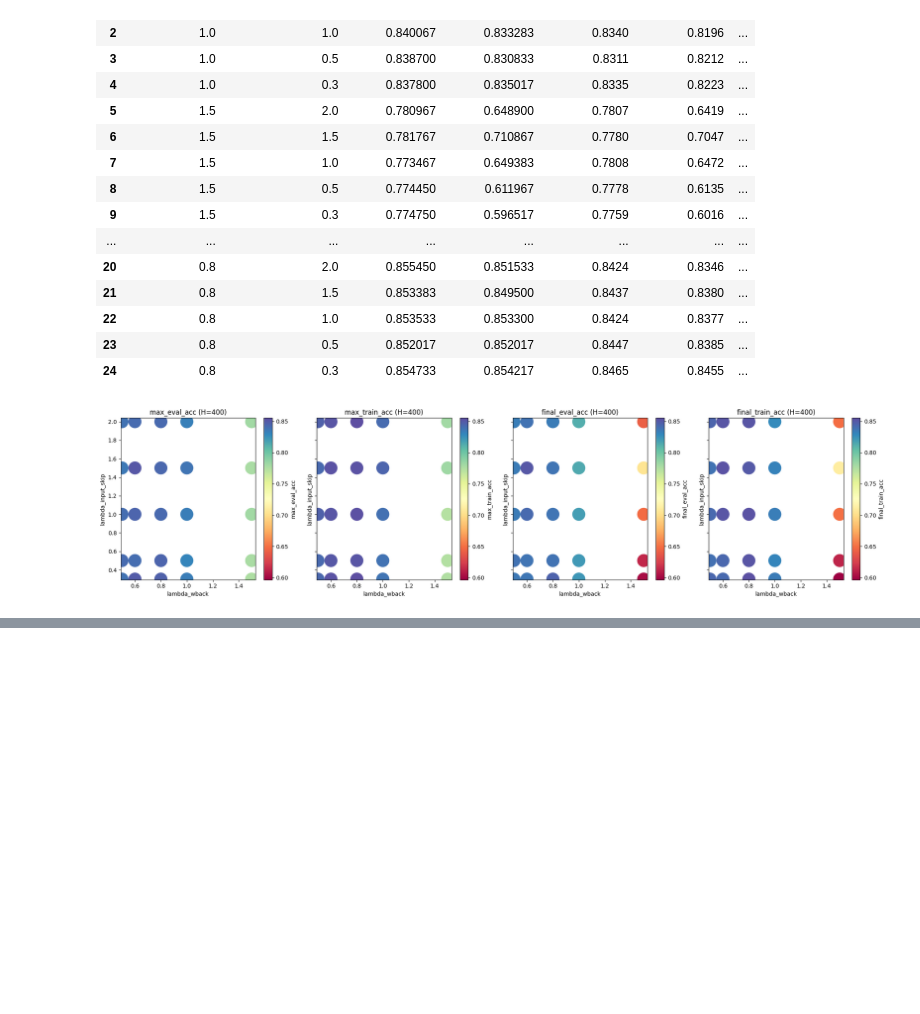
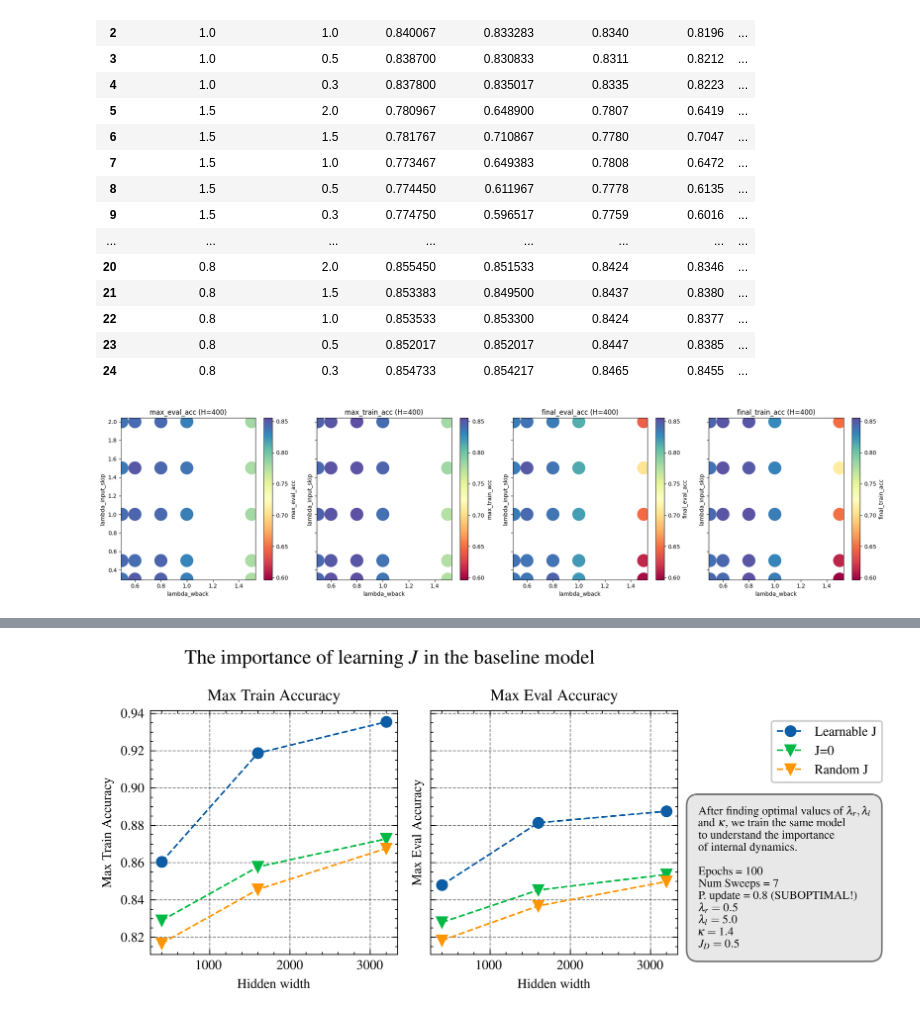
Before and after one commit to mattia-scardecchia/Biological-Learning, a Jupyter notebook: notebooks/analyse_multiple_grid_search.ipynb, the cells around one changed output, grey strips where cells are left out. Cells and saved outputs as stored; diff of their text form; code cells hidden in the pictures; blank space fills up the shorter version.

```diff
--- a/notebooks/analyse_multiple_grid_search.ipynb
+++ b/notebooks/analyse_multiple_grid_search.ipynb
@@ -258,0 +372,84 @@ xy_grid_plot(
+# %%
+import scienceplots
+from matplotlib.patches import FancyBboxPatch
+plt.style.use(["ieee", "science", "grid"])
+fig, axes = plt.subplots(1, 2, figsize=(5, 3), sharex=True, sharey=True, tight_layout=True)
+plot_description = """After finding optimal values of $\lambda_r, \lambda_l$
+and $\kappa$, we train the same model
+to understand the importance
+of internal dynamics.
+
+Epochs = 100
+Num Sweeps = 7
+P. update = 0.8 (SUBOPTIMAL!)
+$\lambda_r = 0.5$
+$\lambda_l = 5.0$
+$\kappa = 1.4$
+$J_D=0.5$"""
+
+# Ensure H is sorted numerically for plotting
+h_sorted = sorted(data_internal.index.astype(int))
+
+# Plot max_train_acc
+axes[0].plot(
+    h_sorted,
+    data_internal.loc[h_sorted, "max_train_acc"],
+    marker="o",
+    linestyle='--',
+    label="No internal couplings"
+)
+axes[0].plot(
+    h_sorted,
+    data_no_internal.loc[h_sorted, "max_train_acc"],
+    marker="v",
+    linestyle='--',
+    label="No internal couplings"
+)
+axes[0].plot(
+    h_sorted,
+    data_random.loc[h_sorted, "max_train_acc"],
+    marker="v",
+    linestyle='--',
+    label="Random internal couplings"
+)
+axes[0].set_xlabel("Hidden width")
+axes[0].set_ylabel("Max Train Accuracy")
+axes[0].set_title("Max Train Accuracy")
+# Remove individual legends and create a single legend outside the plots
+
+# Plot max_eval_acc
+axes[1].plot(
+    h_sorted,
+    data_internal.loc[h_sorted, "max_eval_acc"],
+    marker="o",
+    linestyle='--',
+    label="Learnable internal couplings"
+)
+axes[1].plot(
+    h_sorted,
+    data_no_internal.loc[h_sorted, "max_eval_acc"],
+    marker="v",
+    linestyle='--',
+    label="No internal couplings"
+)
+axes[1].plot(
+    h_sorted,
+    data_random.loc[h_sorted, "max_eval_acc"],
+    marker="v",
+    linestyle='--',
+    label="Random internal couplings"
+)
+axes[1].set_xlabel("Hidden width")
+axes[1].set_ylabel("Max Eval Accuracy")
+axes[1].set_title("Max Eval Accuracy")
+
+
+handles, labels = axes[1].get_legend_handles_labels()
+fig.legend(handles, ["Learnable J", "J=0", "Random J"], loc="center left", bbox_to_anchor=(1.12, 0.7))
+fig.suptitle("The importance of learning $J$ in the baseline model", fontsize=12)
+# Add the text
+props = dict(boxstyle='round,pad=1', facecolor='lightgray', alpha=0.5)
+text = fig.text(1.01, 0.55, plot_description, ha="left", fontsize=7, va="top", bbox=props)
+plt.show()
+# %% [output]
+[figure, added]
```
Also changed, not shown: parts of 9 cells of this notebook.
